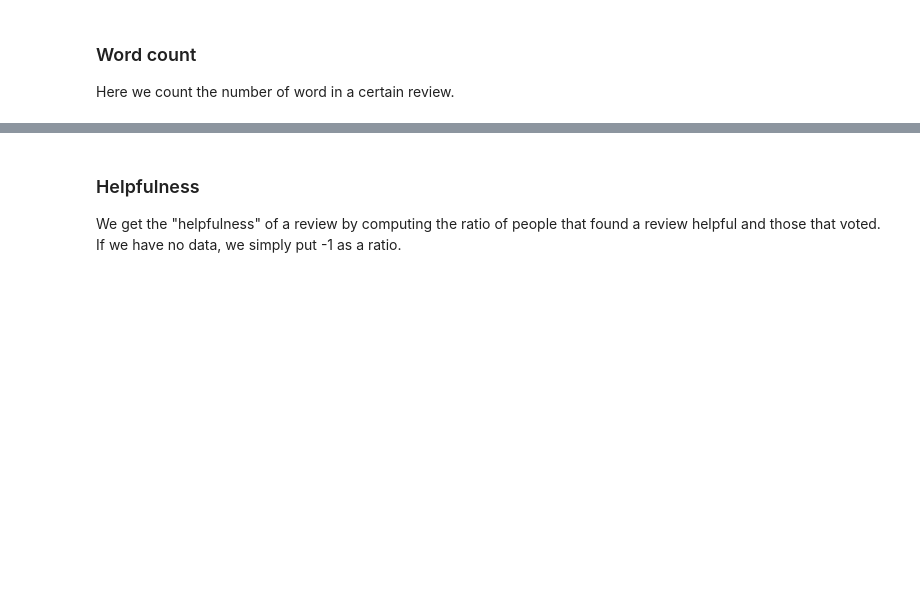
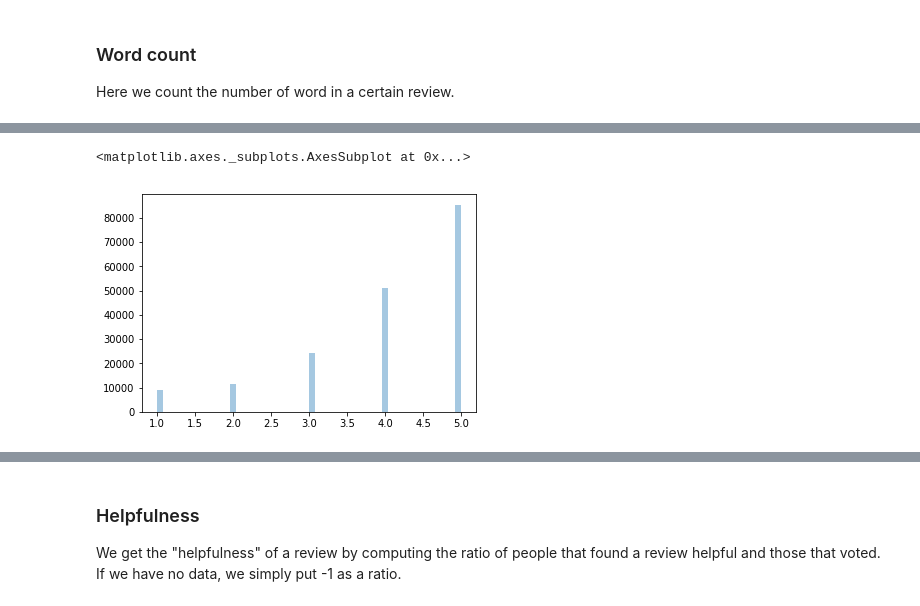
Before and after one commit to raphaelBarman/ADA-dh, a Jupyter notebook: project/Subset Exploration.ipynb, the cells around one changed output, grey strips where cells are left out. Saved outputs shown, nothing was run; the diff lists cells and outputs as text; code cells hidden in the pictures; blank space fills up the shorter version.

```diff
--- a/project/Subset Exploration.ipynb
+++ b/project/Subset Exploration.ipynb
@@ -109,0 +244,5 @@ Here we count the number of word in a certain review.
+# %%
+sns.distplot(data[mask][:, 0], kde=False)
+# %% [output]
+<matplotlib.axes._subplots.AxesSubplot at 0x...>
+[figure, added]
```
Also changed, not shown: parts of 67 cells of this notebook.
